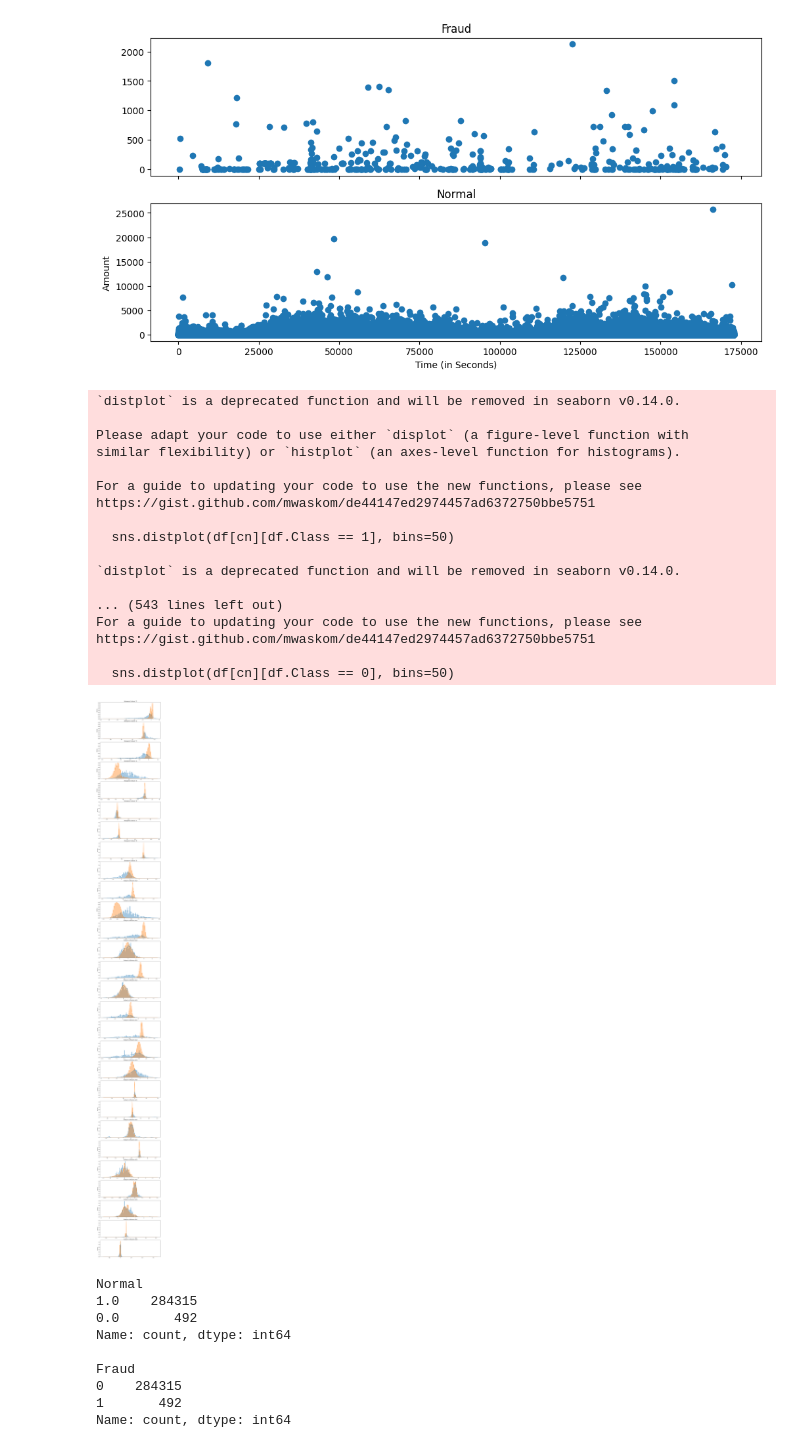
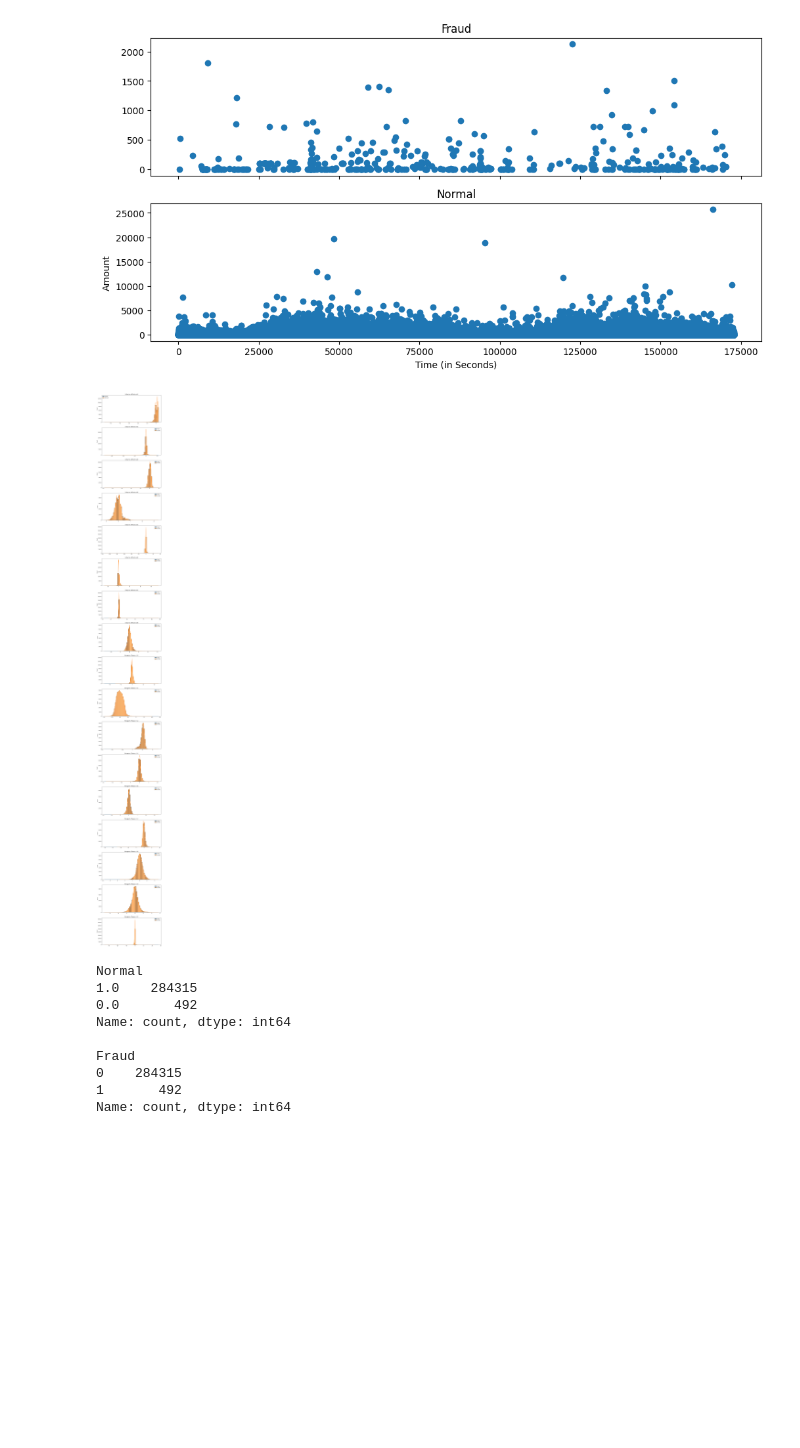
Before and after one commit to MahnoorShahbaz/Credit-Card-Fraud-Detection, a Jupyter notebook: notebooks/ML_Project_Deep_Learning.ipynb, the cells around one changed output. Drawn from its saved outputs; the diff is of its cells as text; code cells hidden in the pictures; blank space fills up the shorter version.

Commit message:
Made some changes to the code and hence the graphs

```diff
--- a/notebooks/ML_Project_Deep_Learning.ipynb
+++ b/notebooks/ML_Project_Deep_Learning.ipynb
@@ -176,33 +176,23 @@ plt.show()
 v_features = df.iloc[:,1:29].columns
 # %%
 plt.figure(figsize=(12,28*4))
-gs = gridspec.GridSpec(28, 1)
-for i, cn in enumerate(df[v_features]):
+
+# Filter for V-features that are still present in the DataFrame and are not the engineered V_ features
+v_features_current = [col for col in df.columns if col.startswith('V') and '_' not in col and col not in ['Time', 'Amount']]
+
+# Adjust GridSpec based on the actual number of features to plot
+gs = gridspec.GridSpec(len(v_features_current), 1)
+for i, cn in enumerate(v_features_current):
     ax = plt.subplot(gs[i])
-    sns.distplot(df[cn][df.Class == 1], bins=50)
-    sns.distplot(df[cn][df.Class == 0], bins=50)
+    # Use 'Fraud' column instead of 'Class'
+    sns.histplot(df[cn][df.Fraud == 1], bins=50, kde=True, ax=ax, label='Fraud', alpha=0.6)
+    sns.histplot(df[cn][df.Fraud == 0], bins=50, kde=True, ax=ax, label='Normal', alpha=0.6)
     ax.set_xlabel('')
     ax.set_title('histogram of feature: ' + str(cn))
+    ax.legend()
 plt.show()
 # %% [output]
-`distplot` is a deprecated function and will be removed in seaborn v0.14.0.
-
-Please adapt your code to use either `displot` (a figure-level function with
-similar flexibility) or `histplot` (an axes-level function for histograms).
-
-For a guide to updating your code to use the new functions, please see
-https://gist.github.com/mwaskom/de44147ed2974457ad6372750bbe5751
-
-  sns.distplot(df[cn][df.Class == 1], bins=50)
-
-`distplot` is a deprecated function and will be removed in seaborn v0.14.0.
-
-... (543 lines left out)
-For a guide to updating your code to use the new functions, please see
-https://gist.github.com/mwaskom/de44147ed2974457ad6372750bbe5751
-
-  sns.distplot(df[cn][df.Class == 0], bins=50)
-[figure, old version]
+[figure, new version]
 # %%
 df = df.drop(['V28','V27','V26','V25','V24','V23','V22','V20','V15','V13','V8'], axis =1)
 # %%
```
